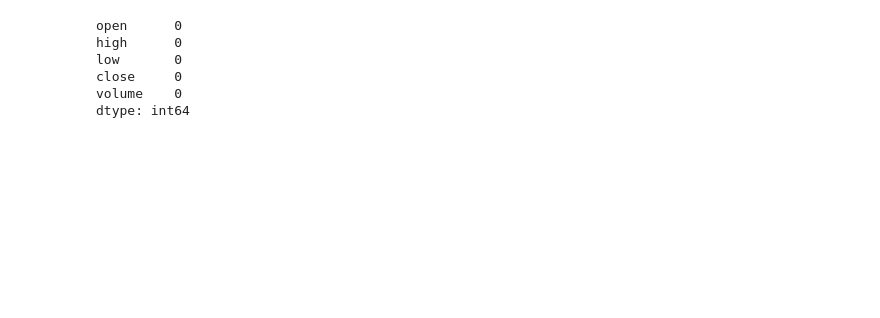
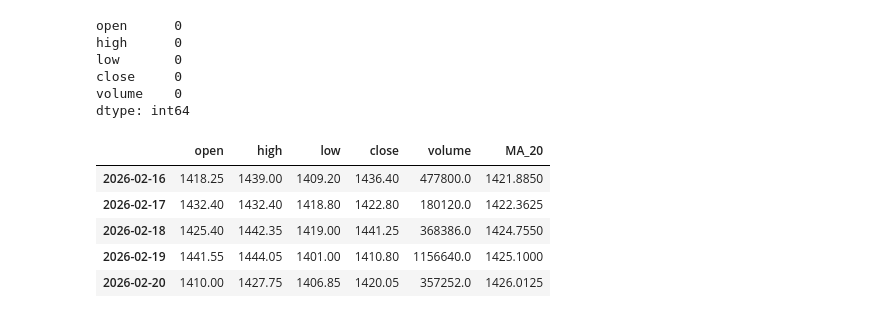
Before and after one commit to KoushikUtkarsh/stock-market-analytics, a Jupyter notebook: notebooks/day1_alpha_fetch.ipynb, the cells around one changed output. Saved outputs shown, nothing was run; the diff lists cells and outputs as text; code cells hidden in the pictures; blank space fills up the shorter version.

```diff
--- a/notebooks/day1_alpha_fetch.ipynb
+++ b/notebooks/day1_alpha_fetch.ipynb
@@ -57,3 +57,13 @@ low       0
 close     0
 volume    0
 dtype: int64
+# %%
+df["MA_20"] = df["close"].rolling(window=20).mean()
+df.tail()
+# %% [output]
+|  | open | high | low | close | volume | MA_20 |
+| 2026-02-16 | 1418.25 | 1439.00 | 1409.20 | 1436.40 | 477800.0 | 1421.8850 |
+| 2026-02-17 | 1432.40 | 1432.40 | 1418.80 | 1422.80 | 180120.0 | 1422.3625 |
+| 2026-02-18 | 1425.40 | 1442.35 | 1419.00 | 1441.25 | 368386.0 | 1424.7550 |
+| 2026-02-19 | 1441.55 | 1444.05 | 1401.00 | 1410.80 | 1156640.0 | 1425.1000 |
+| 2026-02-20 | 1410.00 | 1427.75 | 1406.85 | 1420.05 | 357252.0 | 1426.0125 |
```
Also changed, not shown: parts of 4 cells of this notebook, 1 other file.
